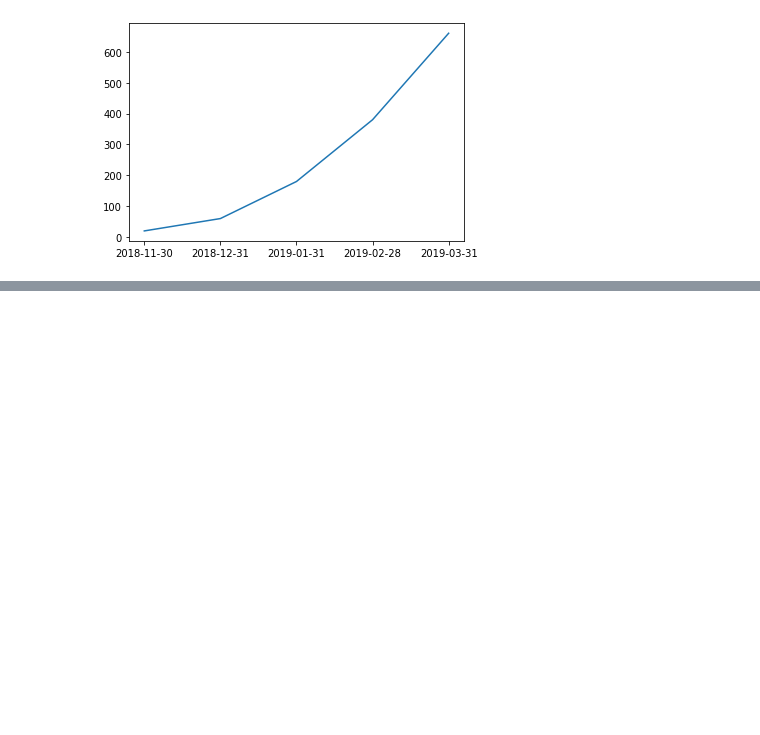
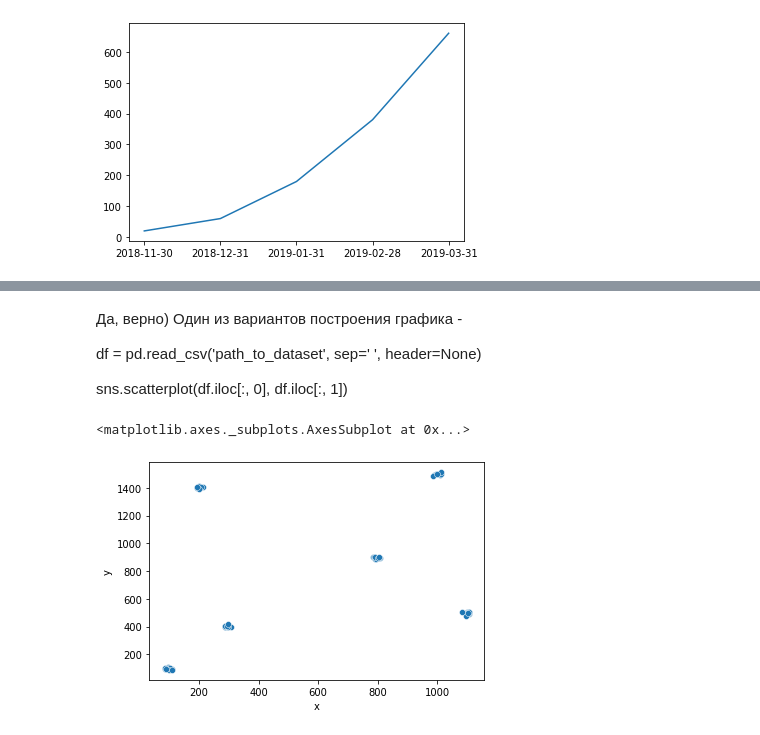
Before and after one commit to nedokormysh/Stepik_Karpov_ML, a Jupyter notebook: Stepik_visualization.ipynb, the cells around one changed output, grey strips where cells are left out. Saved outputs shown, nothing was run; the diff lists cells and outputs as text; code cells hidden in the pictures; blank space fills up the shorter version.

```diff
--- a/Stepik_visualization.ipynb
+++ b/Stepik_visualization.ipynb
@@ -119,0 +151,11 @@ plt.plot(df.index, df.income)
+# %% [markdown]
+Да, верно) Один из вариантов построения графика -
+
+df = pd.read_csv('path_to_dataset', sep=' ', header=None)
+
+sns.scatterplot(df.iloc[:, 0], df.iloc[:, 1])
+# %%
+sns.scatterplot(df.iloc[:, 0], df.iloc[:, 1])
+# %% [output]
+<matplotlib.axes._subplots.AxesSubplot at 0x...>
+[figure, added]
```
Also changed, not shown: parts of 30 cells of this notebook.
